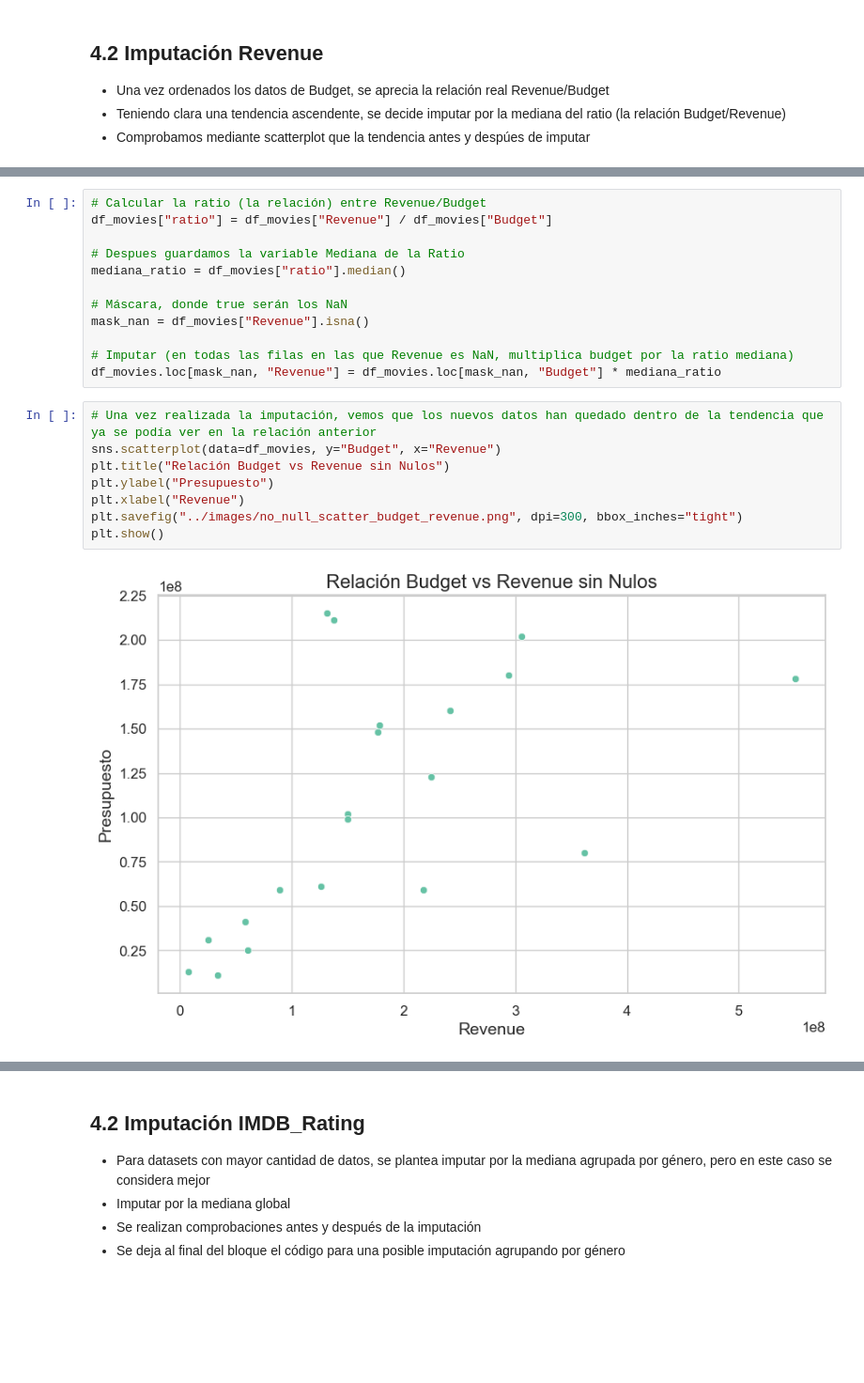
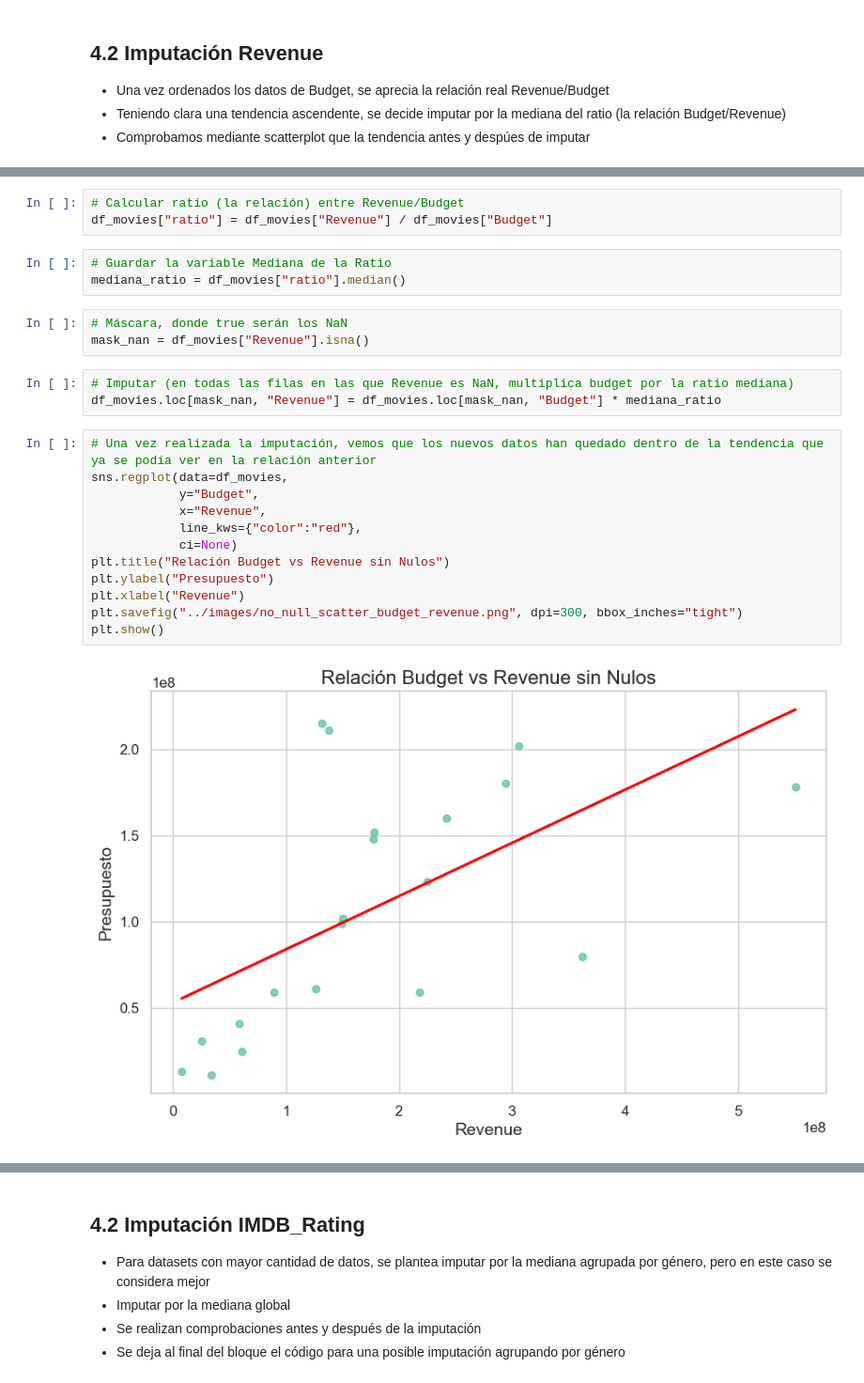
Before and after one commit to Andrea-Gauger/reto-data-movies, a Jupyter notebook: notebooks/02_limpieza_nulos.ipynb, the cells around one changed output, grey strips where cells are left out. Shown at 94% size. Cells and saved outputs as stored; diff of their text form; blank space fills up the shorter version.

```diff
--- a/notebooks/02_limpieza_nulos.ipynb
+++ b/notebooks/02_limpieza_nulos.ipynb
@@ -438,23 +428,27 @@ plt.show()
+# %%
+# Calcular ratio (la relación) entre Revenue/Budget
+df_movies["ratio"] = df_movies["Revenue"] / df_movies["Budget"]
+# %%
+# Guardar la variable Mediana de la Ratio
+mediana_ratio = df_movies["ratio"].median()
+# %%
+# Máscara, donde true serán los NaN
+mask_nan = df_movies["Revenue"].isna()
 # %%
-# Calcular la ratio (la relación) entre Revenue/Budget
-df_movies["ratio"] = df_movies["Revenue"] / df_movies["Budget"]
-
-# Despues guardamos la variable Mediana de la Ratio
-mediana_ratio = df_movies["ratio"].median()
-
-# Máscara, donde true serán los NaN
-mask_nan = df_movies["Revenue"].isna()
-
 # Imputar (en todas las filas en las que Revenue es NaN, multiplica budget por la ratio mediana)
 df_movies.loc[mask_nan, "Revenue"] = df_movies.loc[mask_nan, "Budget"] * mediana_ratio
 # %%
 # Una vez realizada la imputación, vemos que los nuevos datos han quedado dentro de la tendencia que ya se podía ver en la relación anterior
-sns.scatterplot(data=df_movies, y="Budget", x="Revenue")
+sns.regplot(data=df_movies,
+            y="Budget",
+            x="Revenue",
+            line_kws={"color":"red"},
+            ci=None)
 plt.title("Relación Budget vs Revenue sin Nulos")
 plt.ylabel("Presupuesto")
 plt.xlabel("Revenue")
 plt.savefig("../images/no_null_scatter_budget_revenue.png", dpi=300, bbox_inches="tight")
 plt.show()
 # %% [output]
-[figure, old version]
+[figure, new version]
 # %%
```
Also changed, not shown: parts of 34 cells of this notebook, 11 other files.
